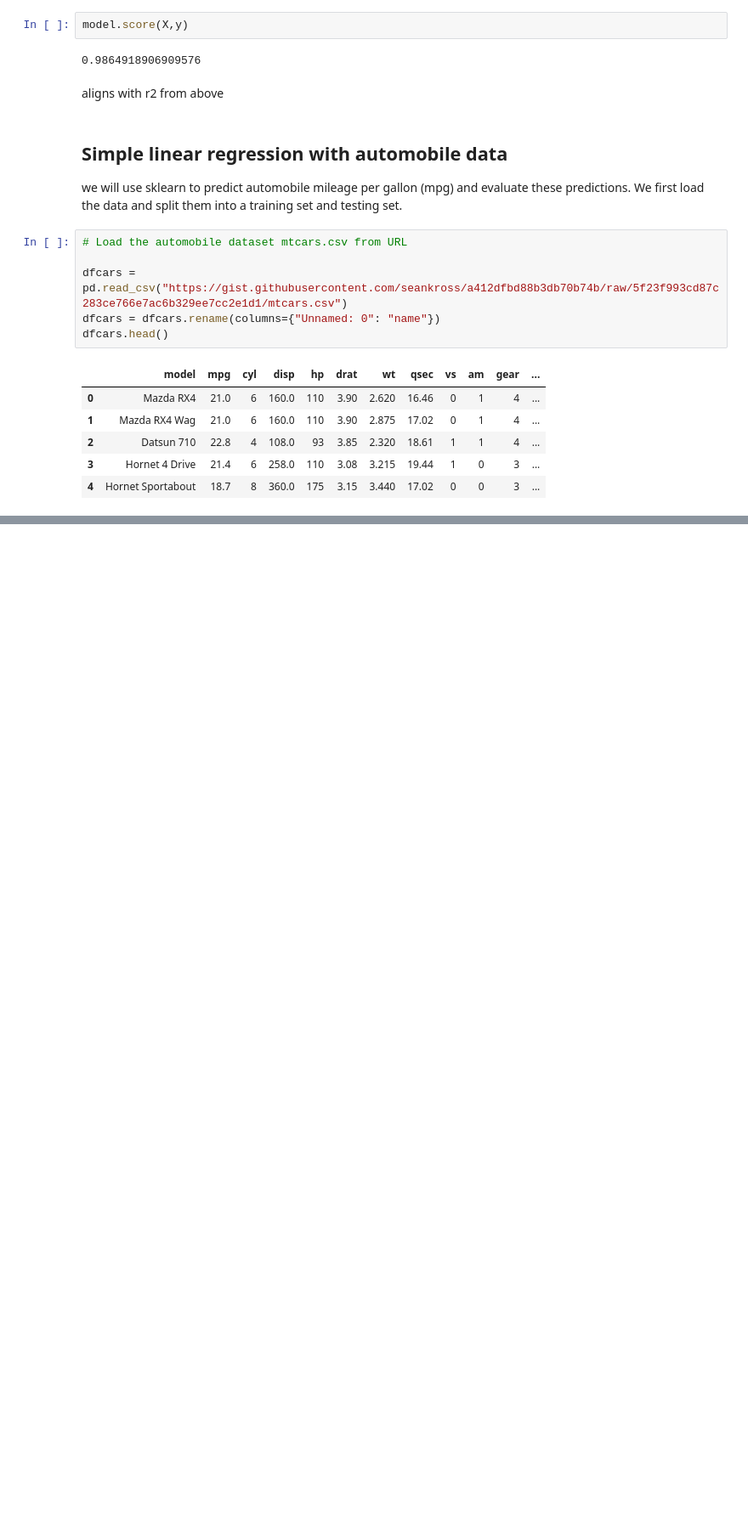
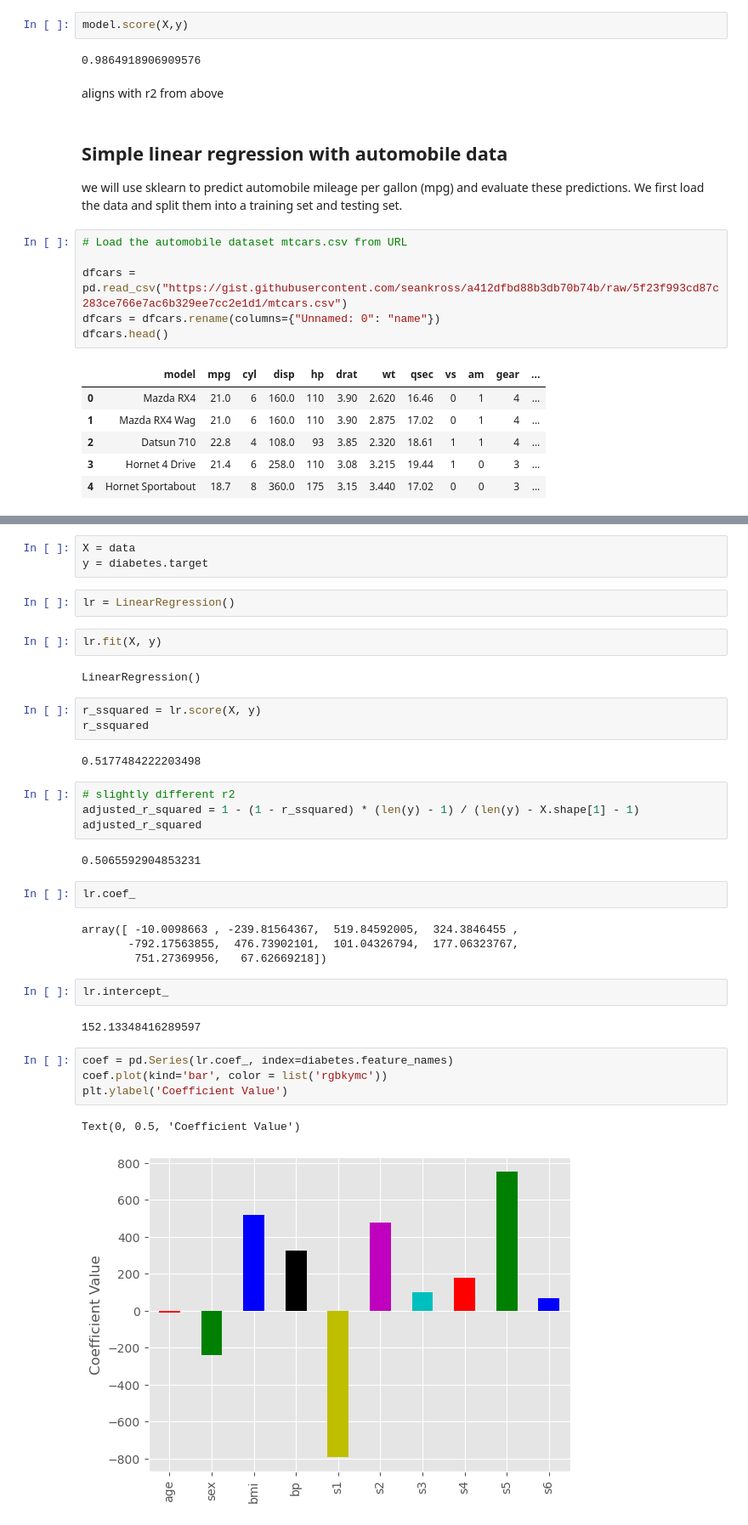
Before and after one commit to atacanbt/machine_learning, a Jupyter notebook: lecture_notes/week1/my_linear_regression_notes.ipynb, the cells around one changed output, grey strips where cells are left out. Shown at 85% size. Cells and saved outputs as stored; diff of their text form; blank space fills up the shorter version.

```diff
--- a/lecture_notes/week1/my_linear_regression_notes.ipynb
+++ b/lecture_notes/week1/my_linear_regression_notes.ipynb
@@ -220,0 +296,37 @@ dfcars.head()
+# %%
+X = data
+y = diabetes.target
+# %%
+lr = LinearRegression()
+# %%
+lr.fit(X, y)
+# %% [output]
+LinearRegression()
+# %%
+r_ssquared = lr.score(X, y)
+r_ssquared
+# %% [output]
+0.5177484222203498
+# %%
+# slightly different r2
+adjusted_r_squared = 1 - (1 - r_ssquared) * (len(y) - 1) / (len(y) - X.shape[1] - 1)
+adjusted_r_squared
+# %% [output]
+0.5065592904853231
+# %%
+lr.coef_
+# %% [output]
+array([ -10.0098663 , -239.81564367,  519.84592005,  324.3846455 ,
+       -792.17563855,  476.73902101,  101.04326794,  177.06323767,
+        751.27369956,   67.62669218])
+# %%
+lr.intercept_
+# %% [output]
+152.13348416289597
+# %%
+coef = pd.Series(lr.coef_, index=diabetes.feature_names)
+coef.plot(kind='bar', color = list('rgbkymc'))
+plt.ylabel('Coefficient Value')
+# %% [output]
+Text(0, 0.5, 'Coefficient Value')
+[figure, added]
```
Also changed, not shown: parts of 12 cells of this notebook, 1 other file.
